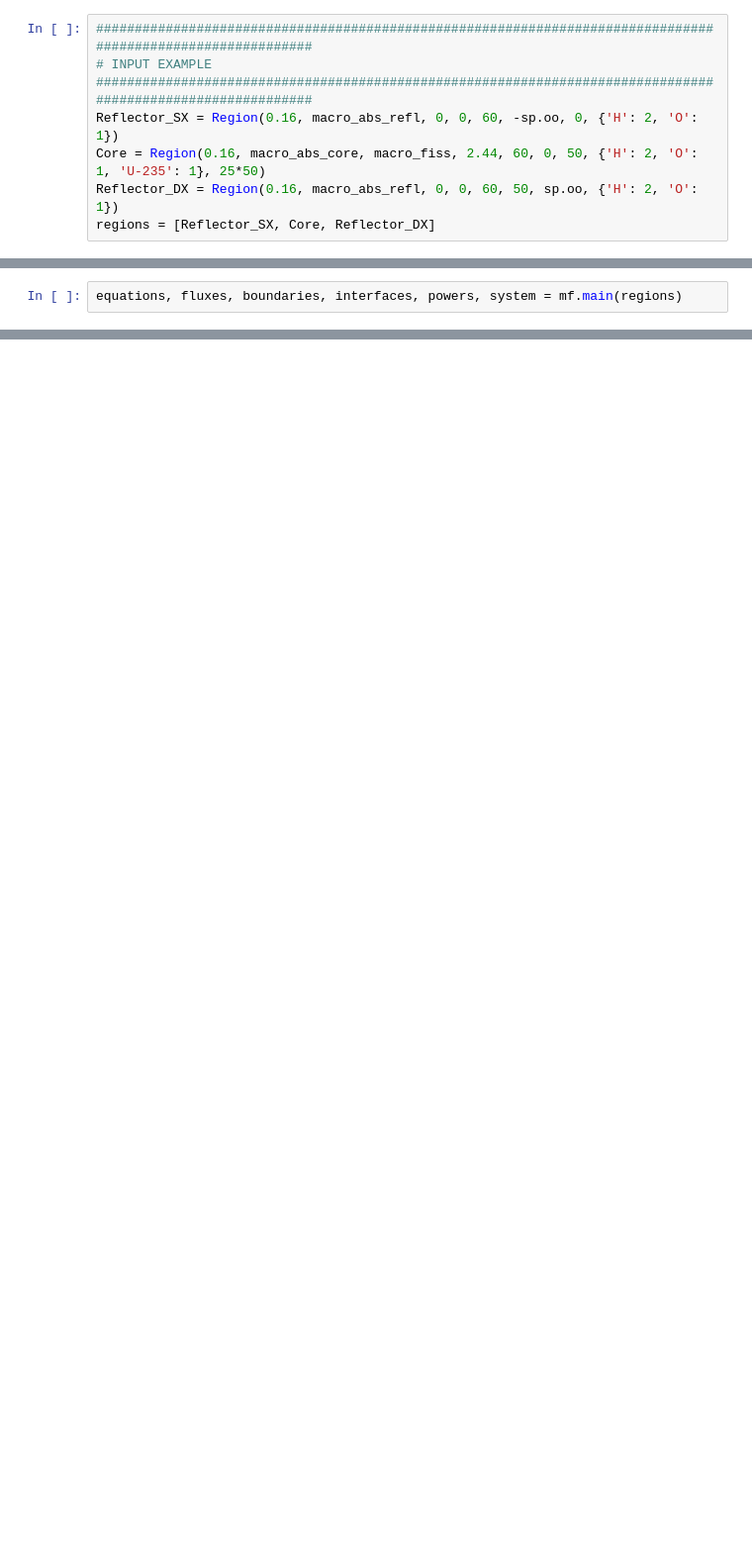
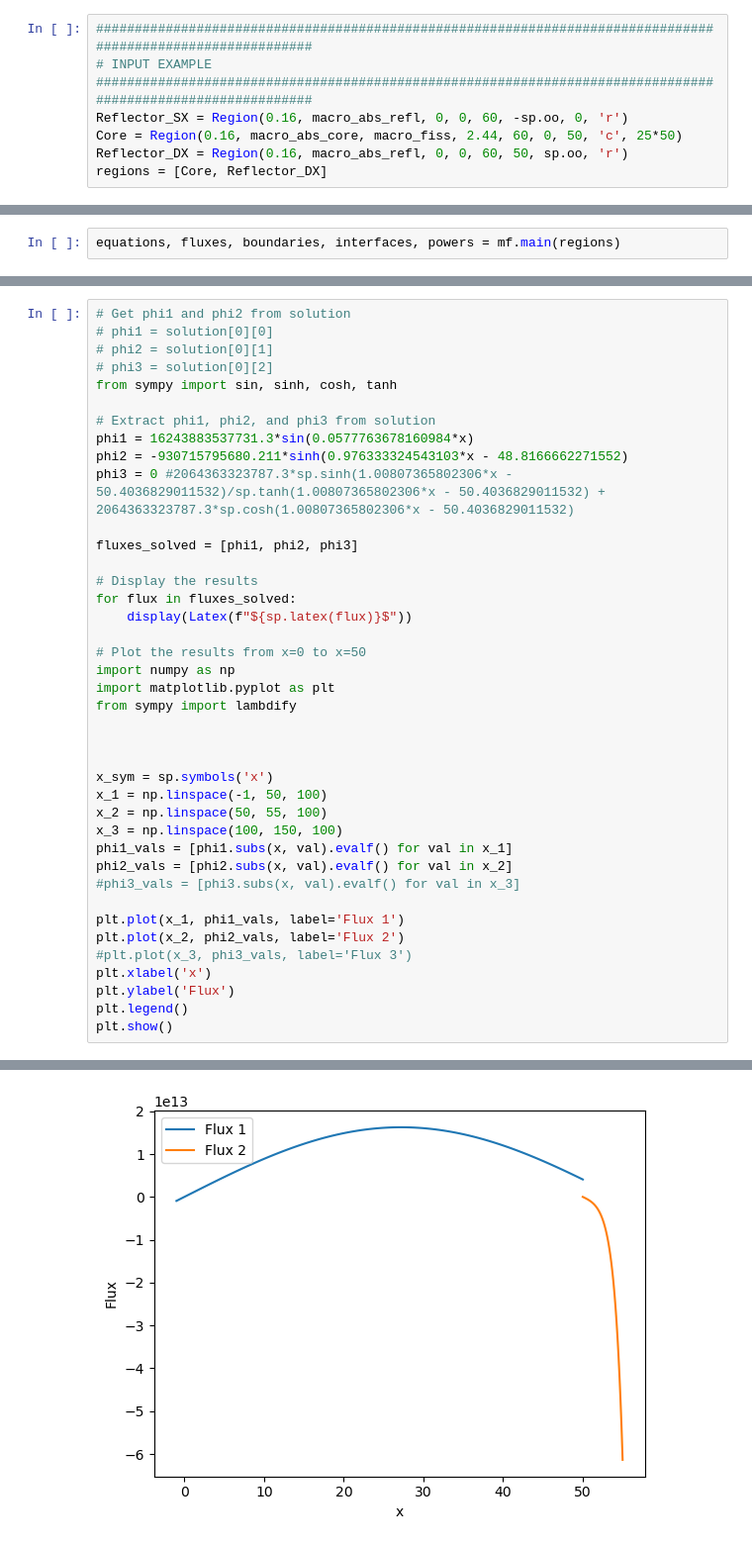
Before and after one commit to simo-pagliu/Magistrale, a Jupyter notebook: Fission Reactor Physics/Homework2/well/test.ipynb, the cells around one changed output, grey strips where cells are left out. Shown at 99% size. Drawn from its saved outputs; the diff is of its cells as text; blank space fills up the shorter version.

```diff
--- a/Fission Reactor Physics/Homework2/well/test.ipynb
+++ b/Fission Reactor Physics/Homework2/well/test.ipynb
@@ -37,10 +41,10 @@ $\Sigma_{a, refl} = 0.162594$
 ############################################################################################################
 # INPUT EXAMPLE
 ############################################################################################################
-Reflector_SX = Region(0.16, macro_abs_refl, 0, 0, 60, -sp.oo, 0, {'H': 2, 'O': 1})
-Core = Region(0.16, macro_abs_core, macro_fiss, 2.44, 60, 0, 50, {'H': 2, 'O': 1, 'U-235': 1}, 25*50)
-Reflector_DX = Region(0.16, macro_abs_refl, 0, 0, 60, 50, sp.oo, {'H': 2, 'O': 1})
-regions = [Reflector_SX, Core, Reflector_DX]
+Reflector_SX = Region(0.16, macro_abs_refl, 0, 0, 60, -sp.oo, 0, 'r')
+Core = Region(0.16, macro_abs_core, macro_fiss, 2.44, 60, 0, 50, 'c', 25*50)
+Reflector_DX = Region(0.16, macro_abs_refl, 0, 0, 60, 50, sp.oo, 'r')
+regions = [Core, Reflector_DX]
 # %%
 # Solving the problem
 # Capture output to hide debug prints
@@ -51,3 +55,3 @@ with capture_output() as captured:
 # %%
-equations, fluxes, boundaries, interfaces, powers, system = mf.main(regions)
+equations, fluxes, boundaries, interfaces, powers = mf.main(regions)
 # %% [output]
@@ -159,0 +216,41 @@ display(system)
+# %%
+# Get phi1 and phi2 from solution
+# phi1 = solution[0][0]
+# phi2 = solution[0][1]
+# phi3 = solution[0][2]
+from sympy import sin, sinh, cosh, tanh
+
+# Extract phi1, phi2, and phi3 from solution
+phi1 = 16243883537731.3*sin(0.0577763678160984*x)
+phi2 = -930715795680.211*sinh(0.976333324543103*x - 48.8166662271552)
+phi3 = 0 #2064363323787.3*sp.sinh(1.00807365802306*x - 50.4036829011532)/sp.tanh(1.00807365802306*x - 50.4036829011532) + 2064363323787.3*sp.cosh(1.00807365802306*x - 50.4036829011532)
+
+fluxes_solved = [phi1, phi2, phi3]
+
+# Display the results
+for flux in fluxes_solved:
+    display(Latex(f"${sp.latex(flux)}$"))
+
+# Plot the results from x=0 to x=50
+import numpy as np
+import matplotlib.pyplot as plt
+from sympy import lambdify
+
+
+
+x_sym = sp.symbols('x')
+x_1 = np.linspace(-1, 50, 100)
+x_2 = np.linspace(50, 55, 100)
+x_3 = np.linspace(100, 150, 100)
+phi1_vals = [phi1.subs(x, val).evalf() for val in x_1]
+phi2_vals = [phi2.subs(x, val).evalf() for val in x_2]
+#phi3_vals = [phi3.subs(x, val).evalf() for val in x_3]
+
+plt.plot(x_1, phi1_vals, label='Flux 1')
+plt.plot(x_2, phi2_vals, label='Flux 2')
+#plt.plot(x_3, phi3_vals, label='Flux 3')
+plt.xlabel('x')
+plt.ylabel('Flux')
+plt.legend()
+plt.show()
+# %% [output]
@@ -159,0 +260 @@ display(system)
+[figure, added]
```
Also changed, not shown: parts of 15 cells of this notebook, 4 other files.
